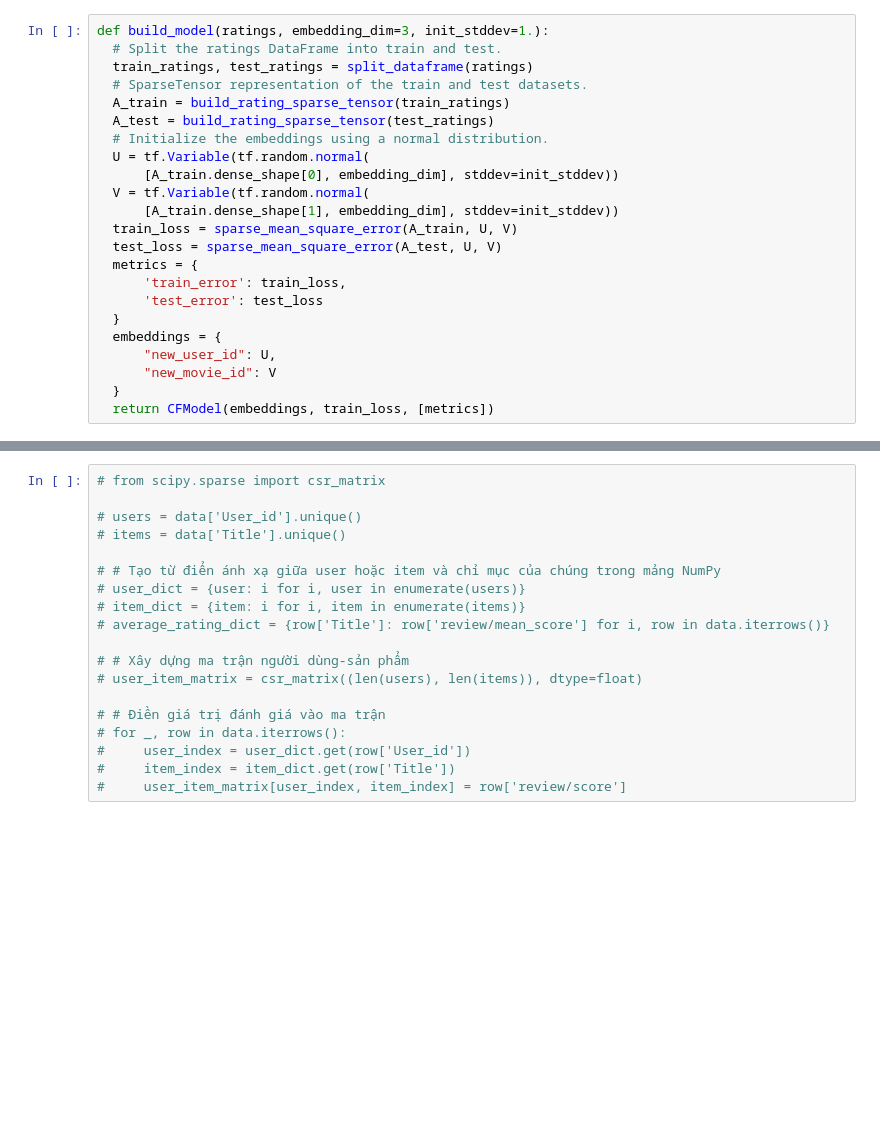
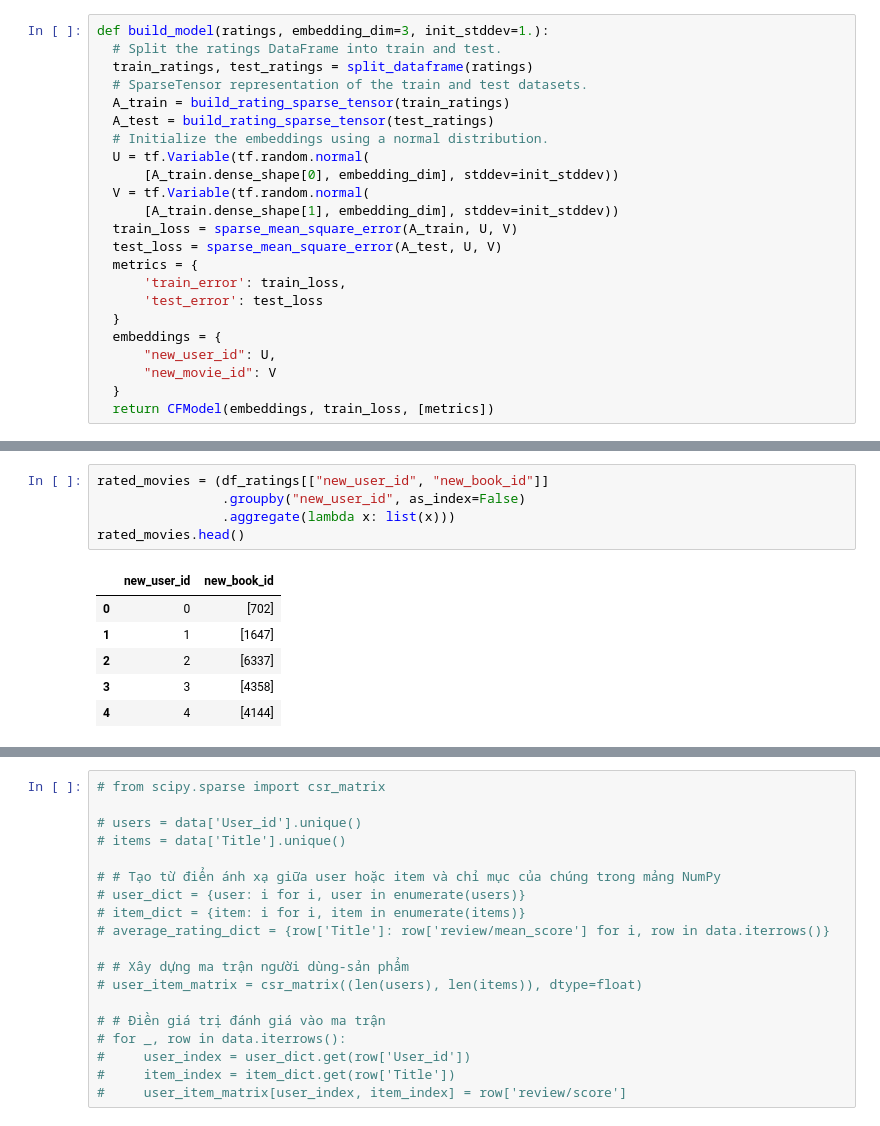
Before and after one commit to ngthiennhan2002/Amazon-Books_Reviews, a Jupyter notebook: amazon_books_reviews_2.ipynb, the cells around one changed output, grey strips where cells are left out. Cells and saved outputs as stored; diff of their text form; blank space fills up the shorter version.

```diff
--- a/amazon_books_reviews_2.ipynb
+++ b/amazon_books_reviews_2.ipynb
@@ -1214,0 +1208,12 @@ AttributeError: module 'tensorflow' has no attribute 'variables_initializer'
+# %%
+rated_movies = (df_ratings[["new_user_id", "new_book_id"]]
+                .groupby("new_user_id", as_index=False)
+                .aggregate(lambda x: list(x)))
+rated_movies.head()
+# %% [output]
+|  | new_user_id | new_book_id |
+| 0 | 0 | [702] |
+| 1 | 1 | [1647] |
+| 2 | 2 | [6337] |
+| 3 | 3 | [4358] |
+| 4 | 4 | [4144] |
```
Also changed, not shown: parts of 3 cells of this notebook.
